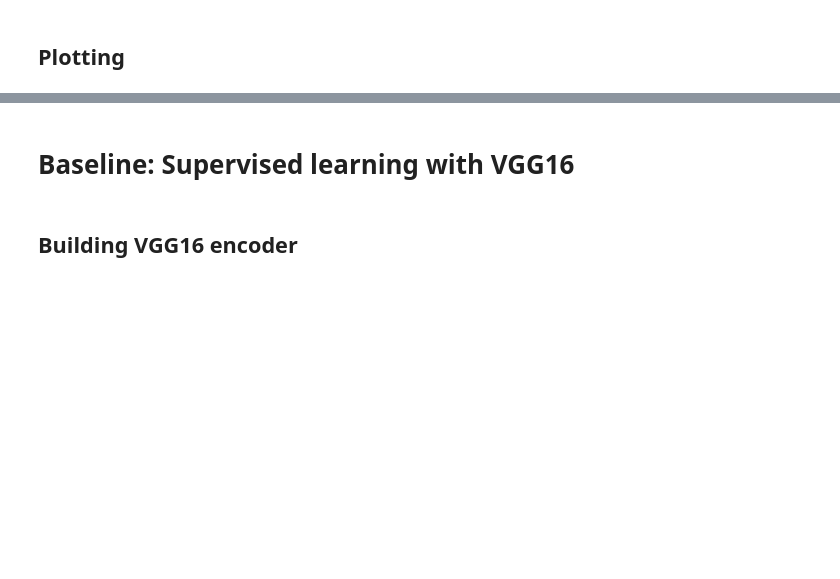
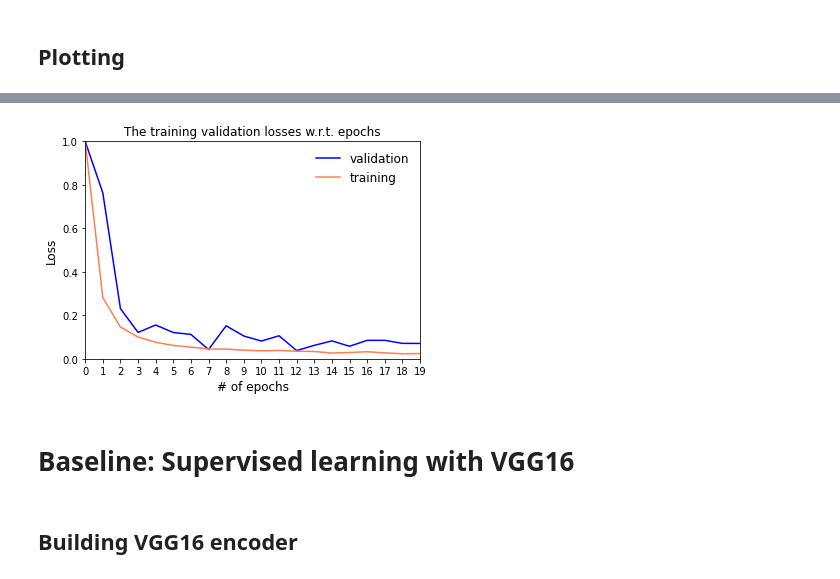
Before and after one commit to sudormroot/masters_thesis_code, a Jupyter notebook: thesis_main_code.ipynb, the cells around one changed output, grey strips where cells are left out. Saved outputs shown, nothing was run; the diff lists cells and outputs as text; code cells hidden in the pictures; blank space fills up the shorter version.

```diff
--- a/thesis_main_code.ipynb
+++ b/thesis_main_code.ipynb
@@ -391,3 +382,42 @@ plt.show()
+# %%
+def plot_train_loss(resultfile):
+    history = pickle.load(open(resultfile, "rb"))
+
+    val_loss = history["val_loss"]
+    train_loss = history["loss"]
+
+    val_loss = np.array(val_loss) / max(val_loss)
+    train_loss = np.array(train_loss) / max(train_loss)
+
+    plt.title("The training validation losses w.r.t. epochs")
+
+    plt.plot(val_loss, color = "blue", label = "validation")
+    plt.plot(train_loss, color = "coral", label = "training")
+
+    plt.xlabel("# of epochs", fontsize = 12)
+    plt.ylabel("Loss", fontsize = 12)
+
+    plt.xlim(0, len(val_loss) - 1)
+    plt.ylim(0, 1)
+
+    xticks = np.linspace(0,
+                     len(val_loss) - 1,
+                     num = len(val_loss),
+                     endpoint = True,
+                     dtype = int)
+    xlabels = xticks
+
+    plt.xticks(xticks, xlabels)
+
+    plt.legend( #loc = 'upper center',
+            fontsize = 12,
+            ncol = 1, frameon = False)
+
+    plt.show()
+# %%
+plot_train_loss(b"results/baseline_simple_history.pickle")
+# %% [output]
+[figure, added]
 # %% [markdown]
 # Baseline: Supervised learning with VGG16
 # %% [markdown]
```
Also changed, not shown: parts of 32 cells of this notebook.
